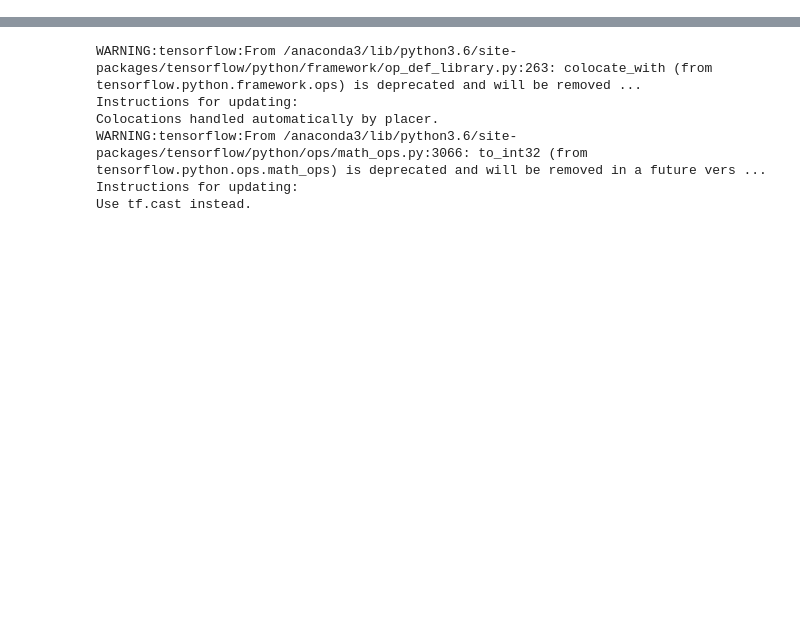
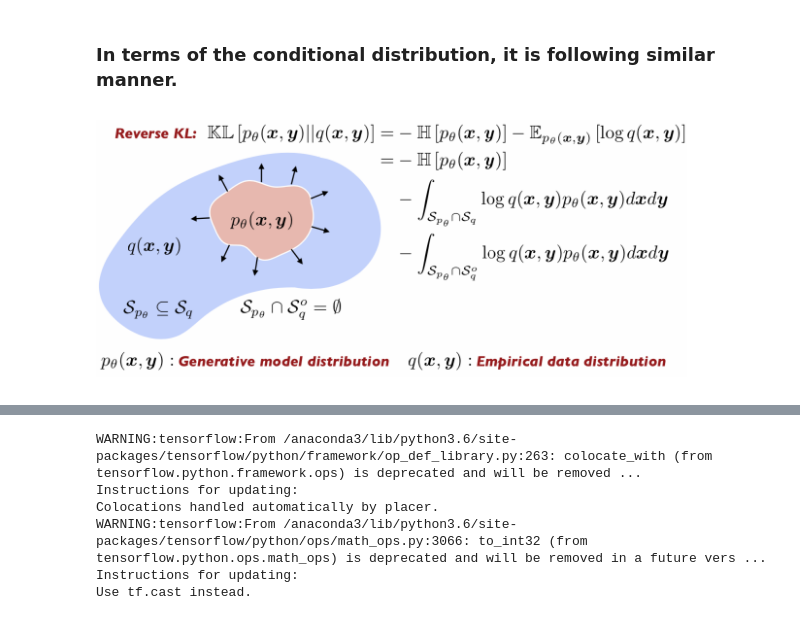
Before and after one commit to PredictiveIntelligenceLab/UQPINNs, a Jupyter notebook: Tutorial/UQPINNs_tutorial.ipynb, the cells around one changed output, grey strips where cells are left out. Saved outputs shown, nothing was run; the diff lists cells and outputs as text; code cells hidden in the pictures; blank space fills up the shorter version.

```diff
--- a/Tutorial/UQPINNs_tutorial.ipynb
+++ b/Tutorial/UQPINNs_tutorial.ipynb
@@ -10,0 +85,7 @@
+# %% [markdown]
+### In terms of the conditional distribution, it is following similar manner.
+# %%
+from IPython.display import Image
+Image(filename='Entropic.png', width=600,height=400)
+# %% [output]
+[figure, added]
```
Also changed, not shown: parts of 24 cells of this notebook, 3 other files.
